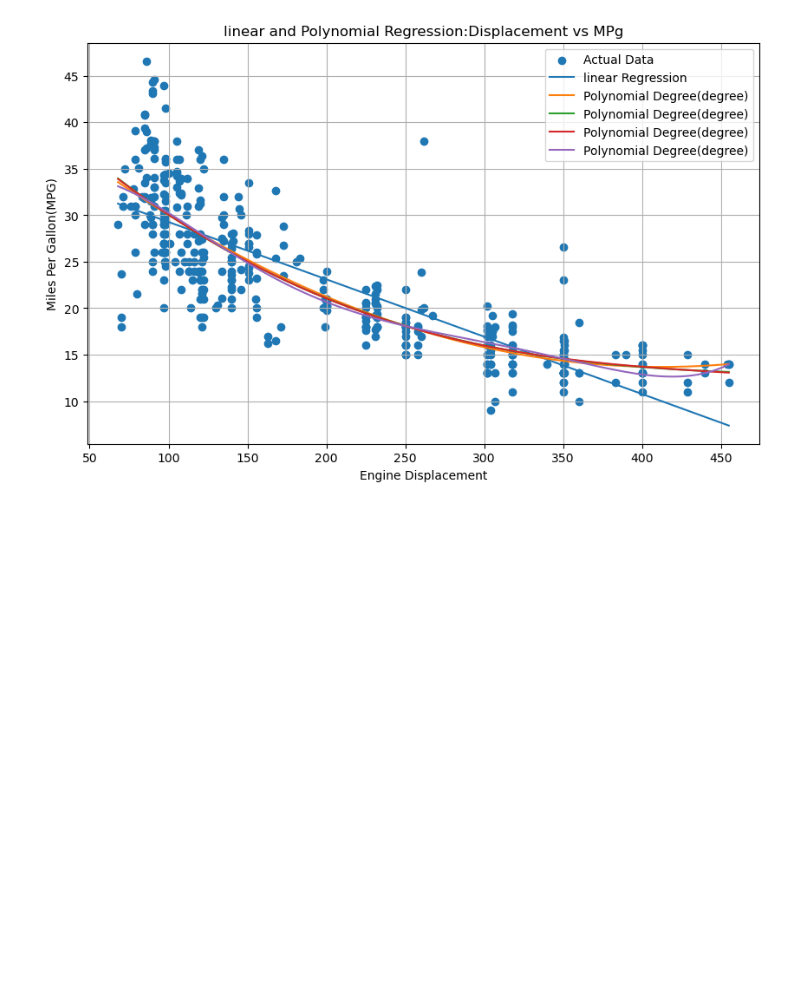
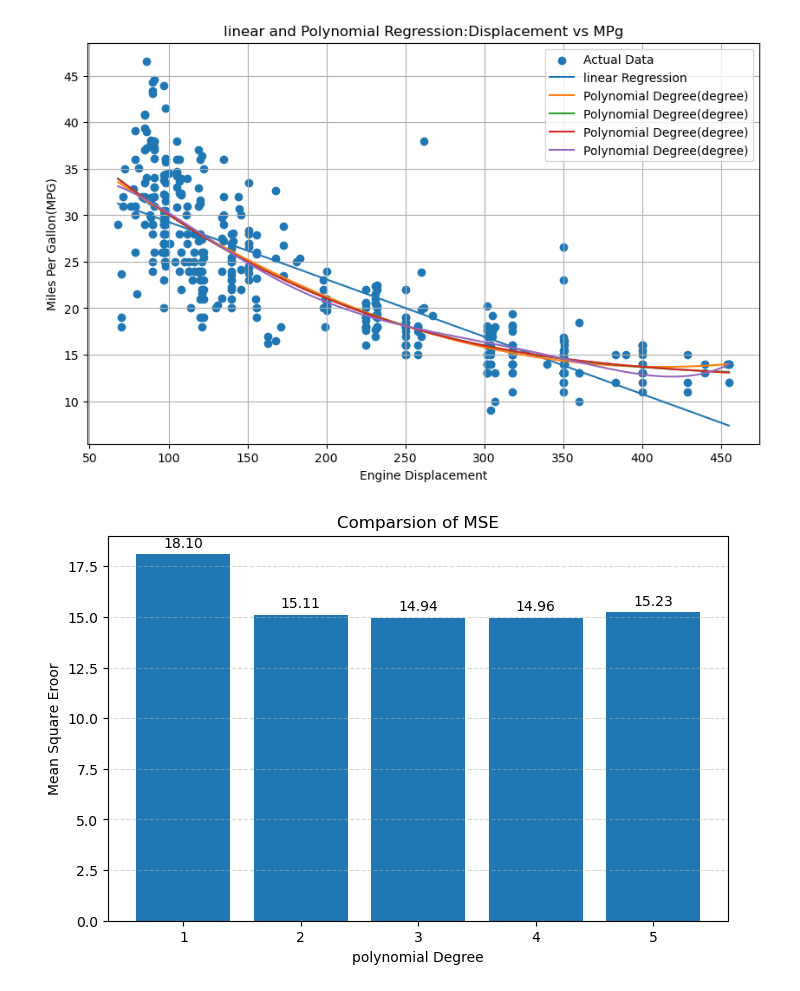
Before and after one commit to albin122/machine-learning-lab-, a Jupyter notebook: prg2.ipynb, the cells around one changed output. Drawn from its saved outputs; the diff is of its cells as text; code cells hidden in the pictures; blank space fills up the shorter version.

```diff
--- a/prg2.ipynb
+++ b/prg2.ipynb
@@ -162,3 +162,18 @@ plt.grid(True)
 plt.show()
 # %% [output]
 [figure]
+# %%
+import matplotlib.pyplot as plt
+plt.figure(figsize=(8,5))
+bars = plt.bar(
+    result_df['Degree'].astype(str),
+    result_df['MSE']
+)
+plt.bar_label(bars,fmt='%.2f',padding=3)
+plt.xlabel("polynomial Degree")
+plt.ylabel("Mean Square Eroor")
+plt.title("Comparsion of MSE")
+plt.grid(axis='y',linestyle='--',alpha=0.5)
+plt.show()
+# %% [output]
+[figure, added]
```
Also changed, not shown: parts of 1 cell of this notebook.
